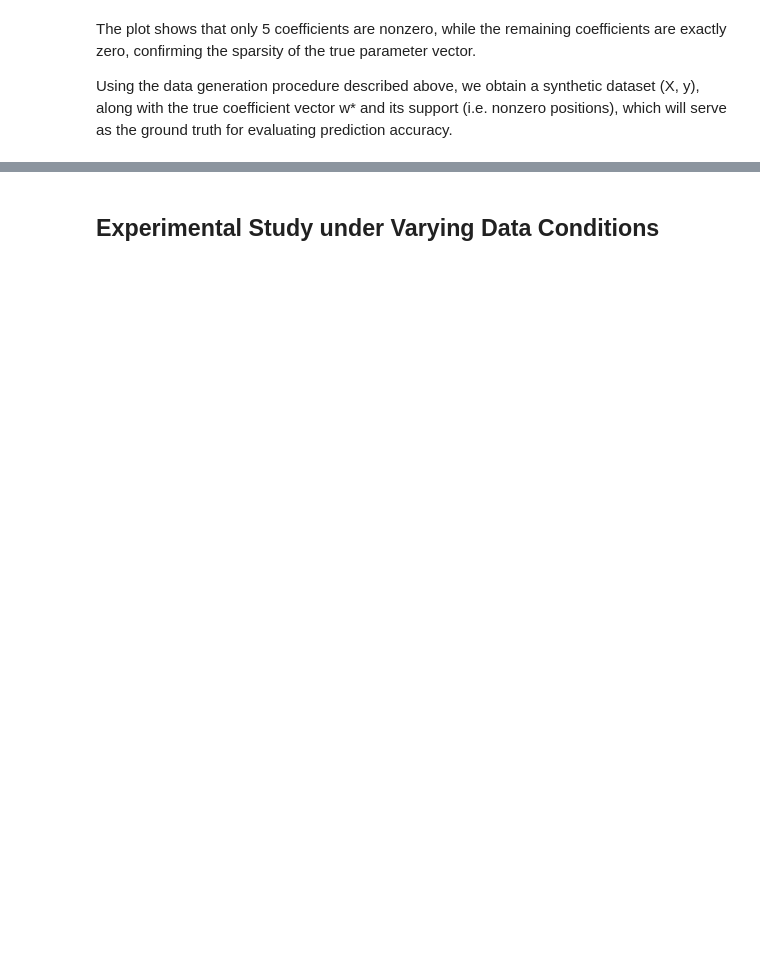
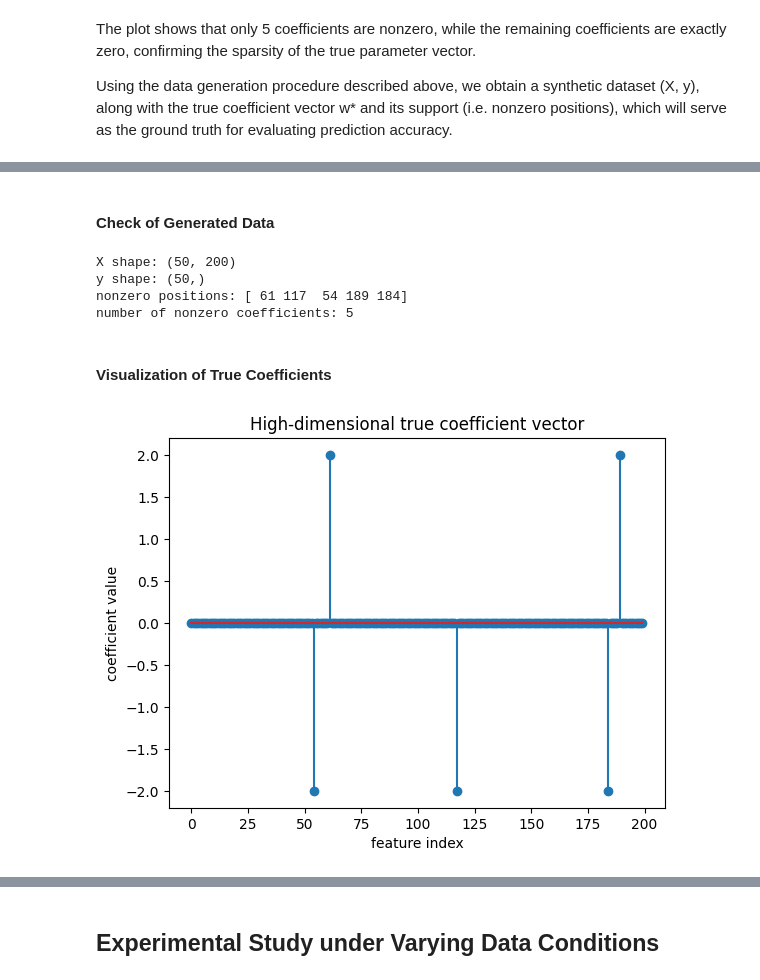
Before and after one commit to Zixin-Fan/L1_L2_project, a Jupyter notebook: main_results.ipynb, the cells around one changed output, grey strips where cells are left out. Drawn from its saved outputs; the diff is of its cells as text; code cells hidden in the pictures; blank space fills up the shorter version.

```diff
--- a/main_results.ipynb
+++ b/main_results.ipynb
@@ -95,0 +249,31 @@ Using the data generation procedure described above, we obtain a synthetic datas
+# %%
+# use the same generation function, but set d > n
+X_hd, y_hd, w_true_hd, support_hd = generate_sparse_linear_data(
+    n=50,
+    d=200,
+    s=5,
+    sigma=1.0,
+    signal=2.0
+)
+# %% [markdown]
+#### **Check of Generated Data**
+# %%
+print("X shape:", X_hd.shape)
+print("y shape:", y_hd.shape)
+print("nonzero positions:",support_hd)
+print("number of nonzero coefficients:", np.sum(w_true_hd != 0))
+# %% [output]
+X shape: (50, 200)
+y shape: (50,)
+nonzero positions: [ 61 117  54 189 184]
+number of nonzero coefficients: 5
+# %% [markdown]
+#### **Visualization of True Coefficients**
+# %%
+plt.stem(w_true_hd)
+plt.title("High-dimensional true coefficient vector")
+plt.xlabel("feature index")
+plt.ylabel("coefficient value")
+plt.show()
+# %% [output]
+[figure, added]
```
Also changed, not shown: parts of 20 cells of this notebook, 1 other file.
